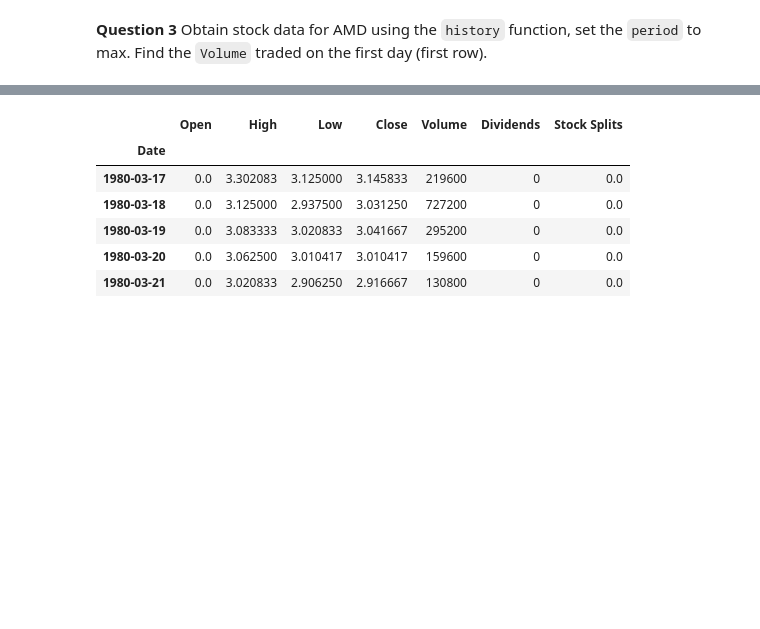
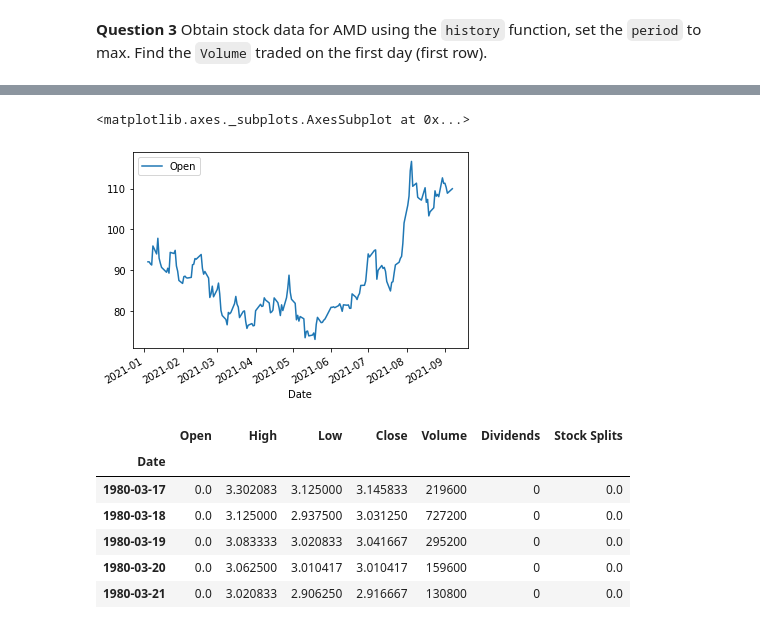
Before and after one commit to A-Alexandrov2021/Projects, a Jupyter notebook: Final_Assignment_Library_new_Apple.ipynb, the cells around one changed output, grey strips where cells are left out. Drawn from its saved outputs; the diff is of its cells as text; code cells hidden in the pictures; blank space fills up the shorter version.

```diff
--- a/Final_Assignment_Library_new_Apple.ipynb
+++ b/Final_Assignment_Library_new_Apple.ipynb
@@ -191,3 +191,6 @@ amd.info['sector']
 'Technology'
 # %% [markdown]
 <b>Question 3</b> Obtain stock data for AMD using the `history` function, set the `period` to max. Find the `Volume` traded on the first day (first row).
+# %%
+amd_share_price_data = amd.history(period="ytd")
+amd_share_price_data.head()
@@ -194,3 +205,9 @@ amd.info['sector']
+# %%
+amd_share_price_data.reset_index(inplace=True)
+amd_share_price_data.plot(x="Date", y="Open")
+# %% [output]
+<matplotlib.axes._subplots.AxesSubplot at 0x...>
+[figure, added]
 # %%
 amd_share_price_data = amd.history(period="max")
 amd_share_price_data.head()
```
Also changed, not shown: parts of 4 cells of this notebook.
